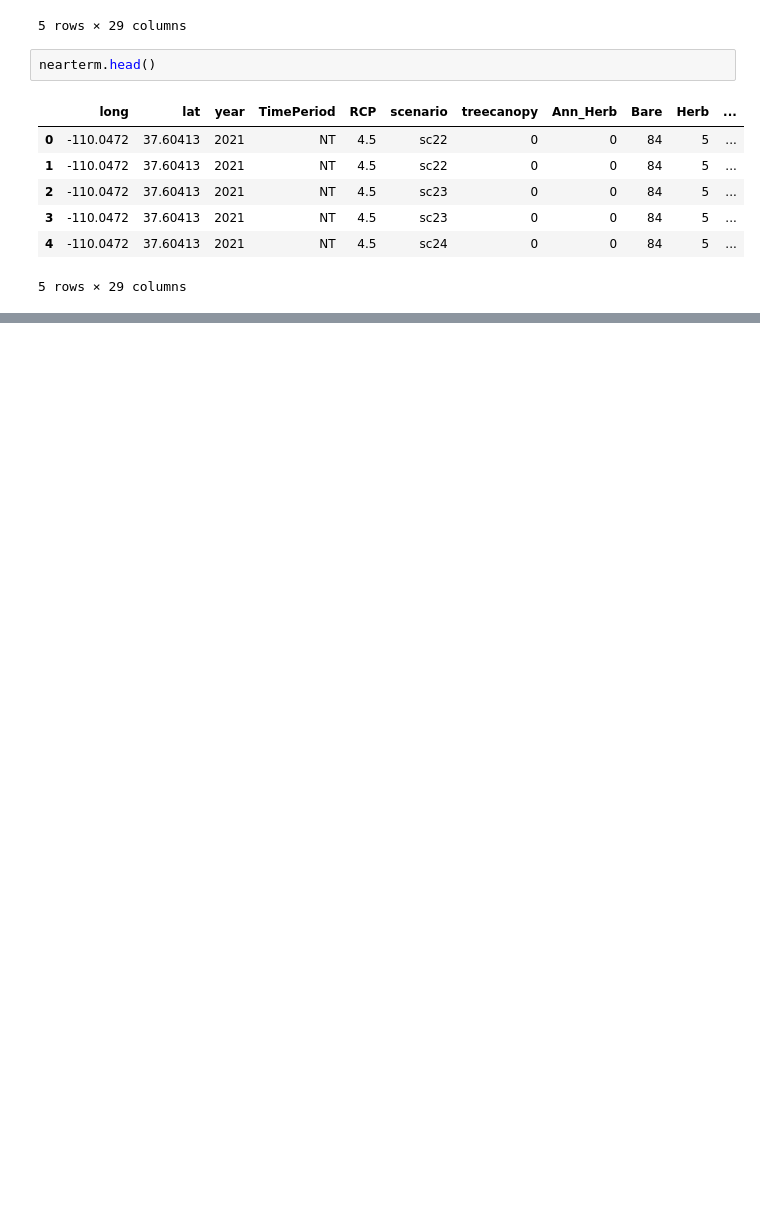
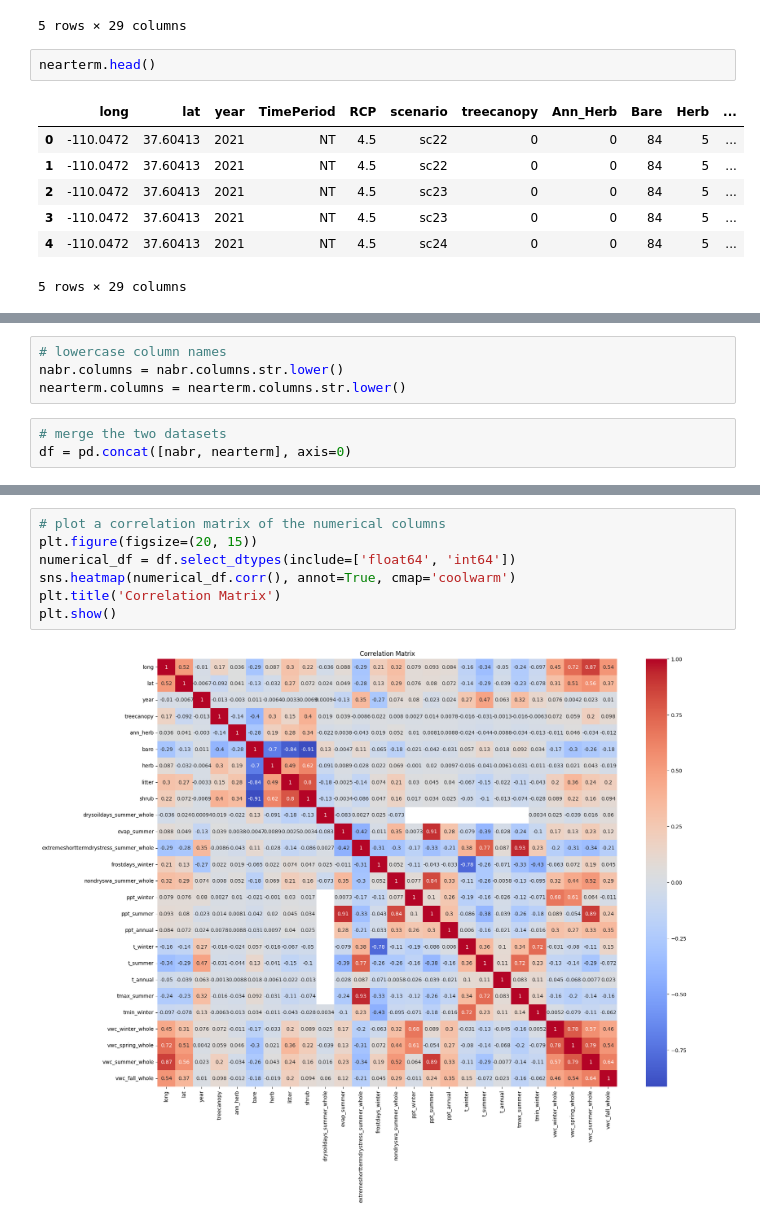
Before and after one commit to hannah-hana-kim/DSAN-Scholarship, a Jupyter notebook: main_py.ipynb, the cells around one changed output, grey strips where cells are left out. Cells and saved outputs as stored; diff of their text form; blank space fills up the shorter version.

```diff
--- a/main_py.ipynb
+++ b/main_py.ipynb
@@ -28,0 +41,7 @@ nearterm.head()
+# %%
+# lowercase column names
+nabr.columns = nabr.columns.str.lower()
+nearterm.columns = nearterm.columns.str.lower()
+# %%
+# merge the two datasets
+df = pd.concat([nabr, nearterm], axis=0)
@@ -28,0 +170,9 @@ nearterm.head()
+# %%
+# plot a correlation matrix of the numerical columns
+plt.figure(figsize=(20, 15))
+numerical_df = df.select_dtypes(include=['float64', 'int64'])
+sns.heatmap(numerical_df.corr(), annot=True, cmap='coolwarm')
+plt.title('Correlation Matrix')
+plt.show()
+# %% [output]
+[figure, added]
```
Also changed, not shown: parts of 18 cells of this notebook, 5 other files.
